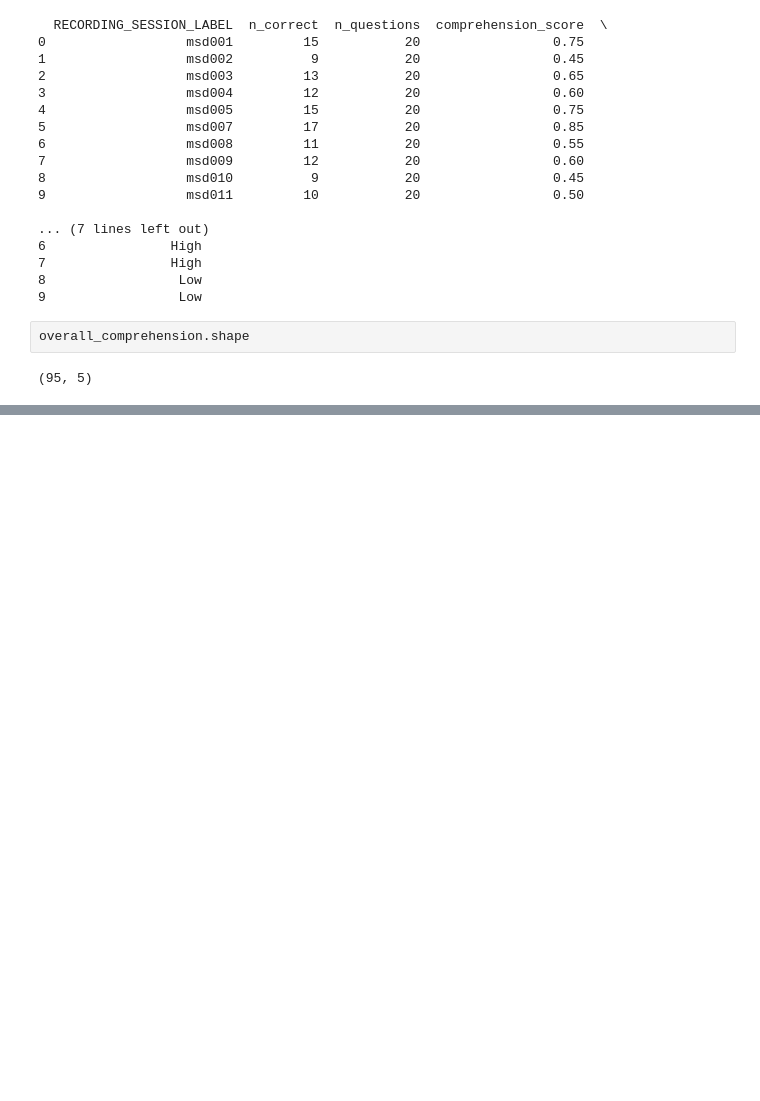
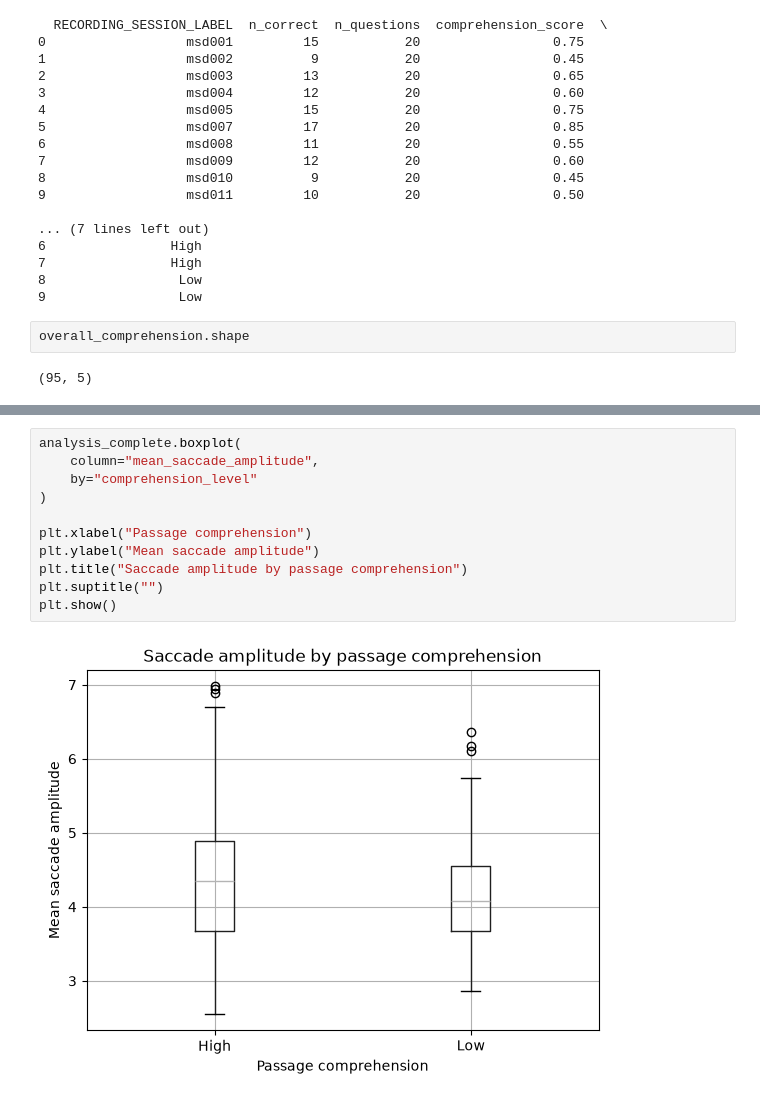
Before and after one commit to timeeehd/SB-SAT, a Jupyter notebook: assignment_code.ipynb, the cells around one changed output, grey strips where cells are left out. Saved outputs shown, nothing was run; the diff lists cells and outputs as text; blank space fills up the shorter version.

```diff
--- a/assignment_code.ipynb
+++ b/assignment_code.ipynb
@@ -206,0 +707,13 @@ overall_comprehension.shape
+# %%
+analysis_complete.boxplot(
+    column="mean_saccade_amplitude",
+    by="comprehension_level"
+)
+
+plt.xlabel("Passage comprehension")
+plt.ylabel("Mean saccade amplitude")
+plt.title("Saccade amplitude by passage comprehension")
+plt.suptitle("")
+plt.show()
+# %% [output]
+[figure, added]
```
Also changed, not shown: parts of 55 cells of this notebook.
